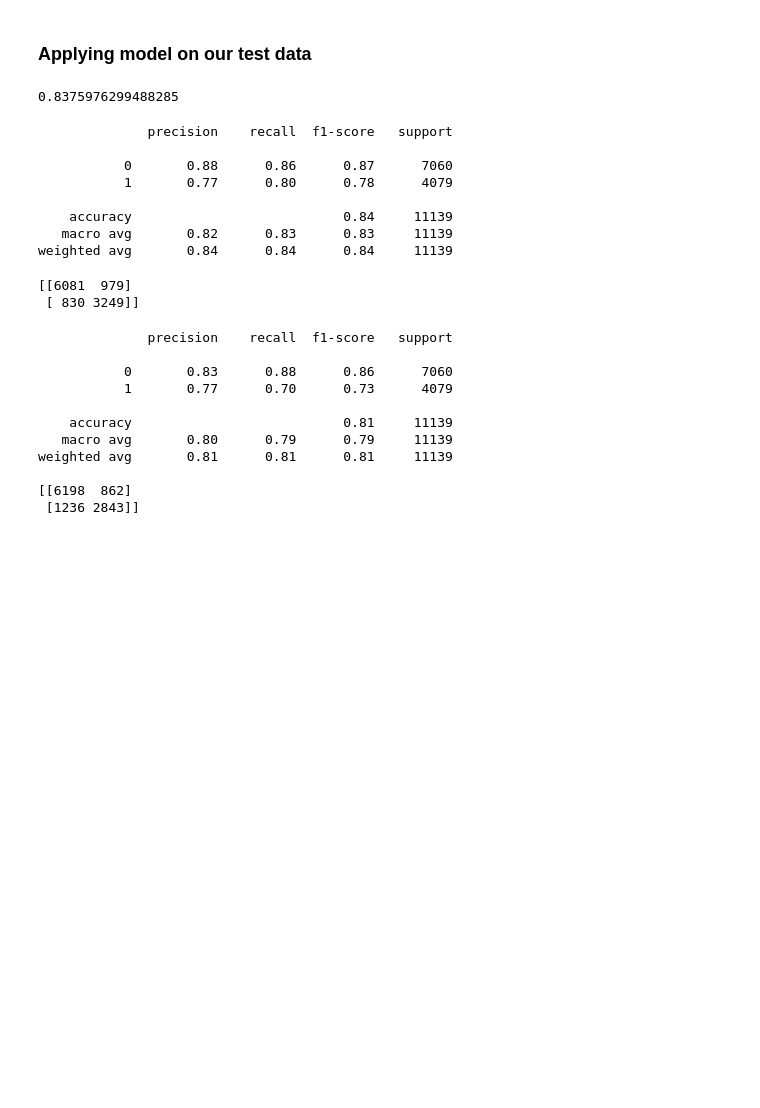
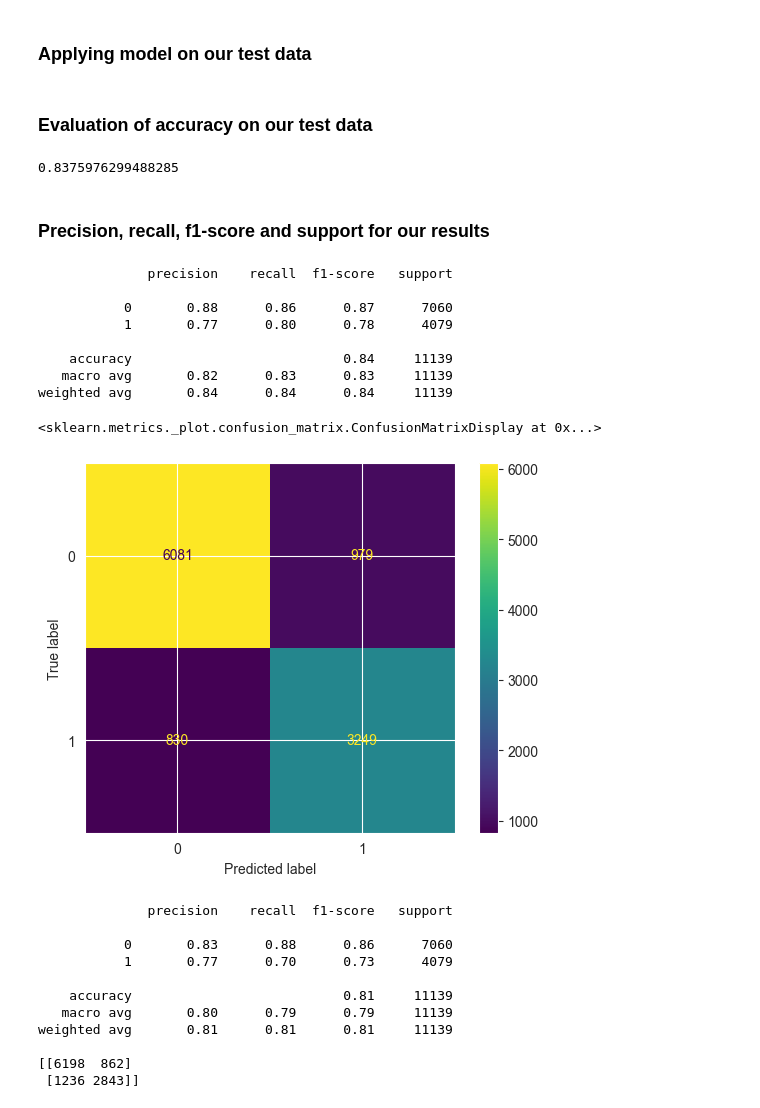
Before and after one commit to balooooooooo/machine_learning_1_coursework, a Jupyter notebook: modelling.ipynb, the cells around one changed output. Drawn from its saved outputs; the diff is of its cells as text; code cells hidden in the pictures; blank space fills up the shorter version.

```diff
--- a/modelling.ipynb
+++ b/modelling.ipynb
@@ -45,11 +47,15 @@ RandomForestClassifier(random_state=1337)
 X_test = pd.get_dummies(test[features])
 X_test.count()
 features=X_train.columns
+# %% [markdown]
+### Evaluation of accuracy on our test data
 # %%
 predictions = model.predict(X_test)
 accuracy_score(test["smoking"], predictions)
 # %% [output]
 0.8375976299488285
+# %% [markdown]
+### Precision, recall, f1-score and support for our results
 # %%
 report = classification_report(test["smoking"], predictions)
 print(report)
@@ -63,11 +69,11 @@ print(report)
    macro avg       0.82      0.83      0.83     11139
 weighted avg       0.84      0.84      0.84     11139
 # %%
-confmatrix=confusion_matrix(test["smoking"], predictions)
-print(confmatrix)
+cm = confusion_matrix(test["smoking"], predictions)
+ConfusionMatrixDisplay(cm).plot()
 # %% [output]
-[[6081  979]
- [ 830 3249]]
+<sklearn.metrics._plot.confusion_matrix.ConfusionMatrixDisplay at 0x...>
+[figure, added]
 # %%
 model = RandomForestClassifier(random_state=1337, n_estimators=10)
 model.fit(X_train, Y_train)
```
Also changed, not shown: parts of 1 cell of this notebook, 9 other files.
